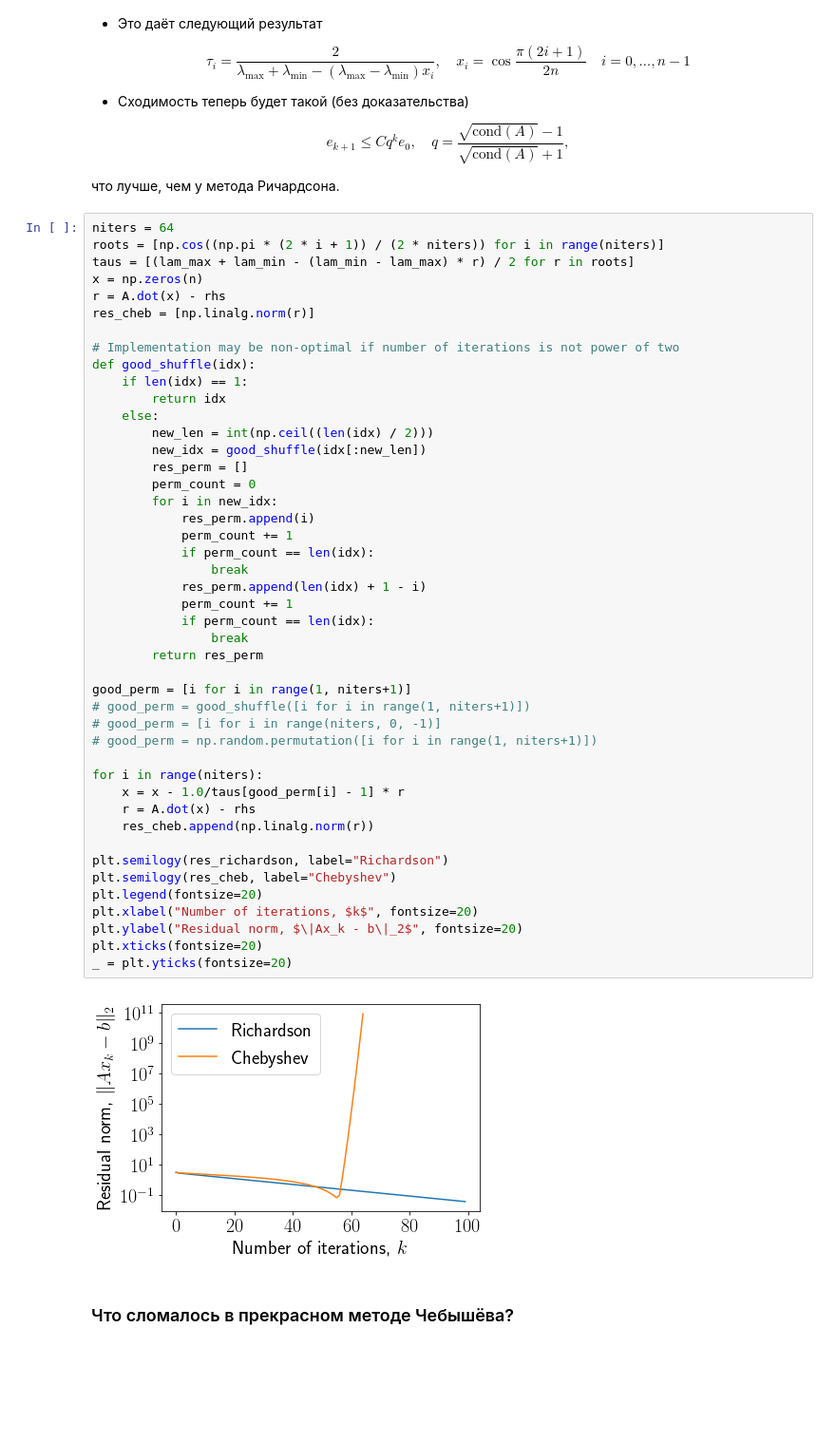
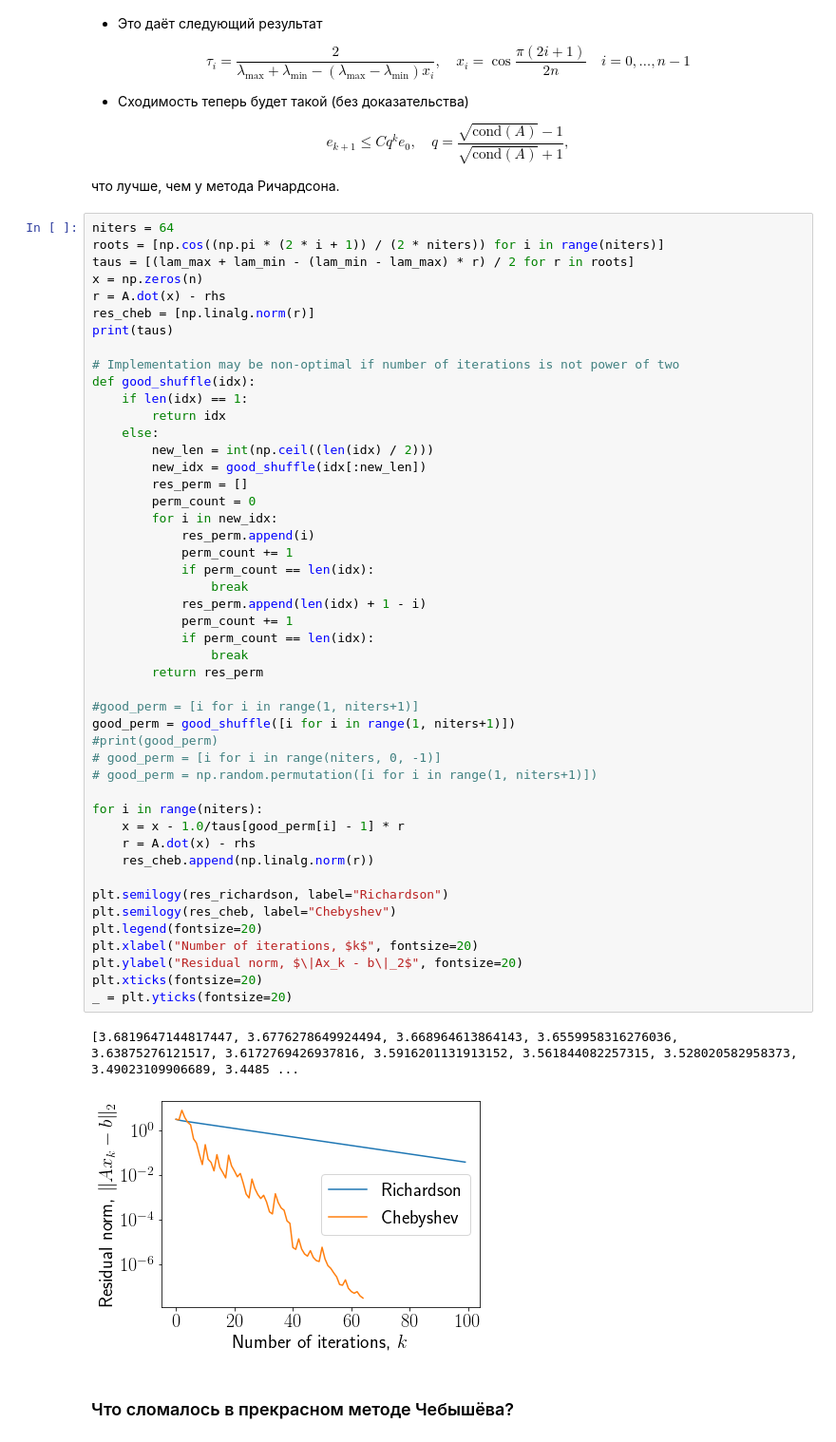
Before and after one commit to amkatrutsa/nla2020_ozon, a Jupyter notebook: lectures/lecture8/lecture8.ipynb, the cells around one changed output. Shown: that part at 95% size. Drawn from its saved outputs; the diff is of its cells as text; blank space fills up the shorter version.

```diff
--- a/lectures/lecture8/lecture8.ipynb
+++ b/lectures/lecture8/lecture8.ipynb
@@ -335,6 +335,7 @@ taus = [(lam_max + lam_min - (lam_min - lam_max) * r) / 2 for r in roots]
 x = np.zeros(n)
 r = A.dot(x) - rhs
 res_cheb = [np.linalg.norm(r)]
+print(taus)
 
 # Implementation may be non-optimal if number of iterations is not power of two
 def good_shuffle(idx):
@@ -345,36 +346,38 @@ def good_shuffle(idx):
         new_idx = good_shuffle(idx[:new_len])
         res_perm = []
         perm_count = 0
         for i in new_idx:
             res_perm.append(i)
             perm_count += 1
             if perm_count == len(idx):
                 break
             res_perm.append(len(idx) + 1 - i)
             perm_count += 1
             if perm_count == len(idx):
                 break
         return res_perm
 
-good_perm = [i for i in range(1, niters+1)]
-# good_perm = good_shuffle([i for i in range(1, niters+1)])
+#good_perm = [i for i in range(1, niters+1)]
+good_perm = good_shuffle([i for i in range(1, niters+1)])
+#print(good_perm)
 # good_perm = [i for i in range(niters, 0, -1)]
 # good_perm = np.random.permutation([i for i in range(1, niters+1)])
 
 for i in range(niters):
     x = x - 1.0/taus[good_perm[i] - 1] * r
     r = A.dot(x) - rhs
     res_cheb.append(np.linalg.norm(r))
 
 plt.semilogy(res_richardson, label="Richardson")
 plt.semilogy(res_cheb, label="Chebyshev")
 plt.legend(fontsize=20)
 plt.xlabel("Number of iterations, $k$", fontsize=20)
 plt.ylabel("Residual norm, $\|Ax_k - b\|_2$", fontsize=20)
 plt.xticks(fontsize=20)
 _ = plt.yticks(fontsize=20)
 # %% [output]
+[3.6819647144817447, 3.6776278649924494, 3.668964613864143, 3.6559958316276036, 3.63875276121517, 3.6172769426937816, 3.5916201131913152, 3.561844082257315, 3.528020582958373, 3.49023109906689, 3.4485 ...
-[figure, old version]
+[figure, new version]
 # %% [markdown]
 ### Что сломалось в прекрасном методе Чебышёва?
 # %% [markdown]
```
Also changed, not shown: parts of 4 cells of this notebook, 4 other files.
